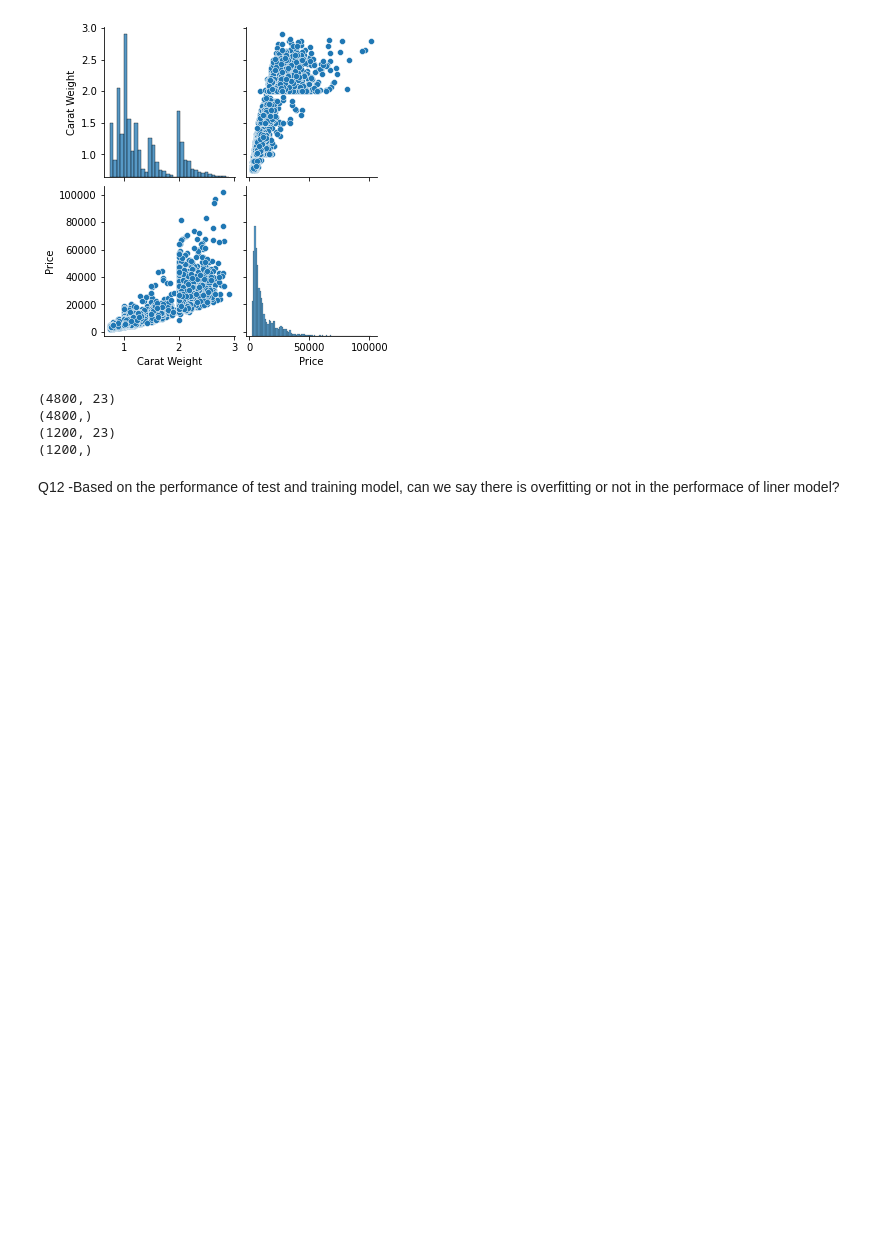
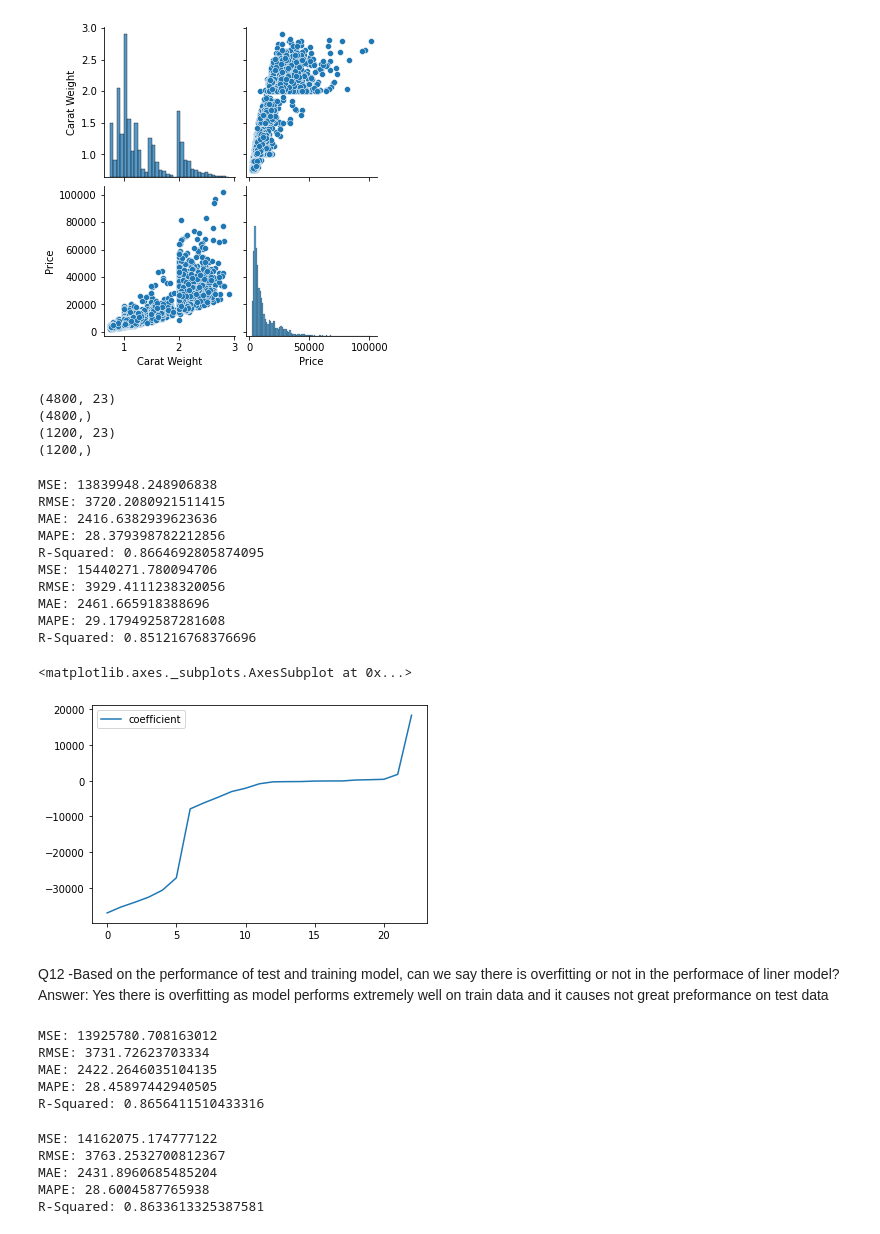
Before and after one commit to taranakasamanli/DataScience, a Jupyter notebook: Homework3.ipynb, the cells around one changed output. Cells and saved outputs as stored; diff of their text form; code cells hidden in the pictures; blank space fills up the shorter version.

```diff
--- a/Homework3.ipynb
+++ b/Homework3.ipynb
@@ -95,10 +95,22 @@ sns.pairplot(diamonds)
 [figure]
 # %%
 #Q8-Divide the data so that get Price as ouput variable (Y) and other variables as input varable (X)
+import sklearn
+from sklearn.linear_model import LinearRegression
+from sklearn.model_selection import train_test_split
+
+Y=diamonds['Price']
+X=diamonds.drop(['Price'],axis=1)
 # %%
 #Q9-Create dummy for the input variables (X)
+X = pd.get_dummies(X,drop_first=True)
 # %%
 #Q10 -Split the input and output data into two parts: test data (20%) and train data(%80)
+X_train, X_test, Y_train, Y_test = train_test_split(X, Y, test_size=0.2, random_state=5)
+print(X_train.shape)
+print(Y_train.shape)
+print(X_test.shape)
+print(Y_test.shape)
 # %% [output]
 (4800, 23)
 (4800,)
@@ -118,7 +130,60 @@ def evalmetric(y,ypred):
  print("MAE:",mae_f)
  print("MAPE:",mape_f)
  print("R-Squared:", r2_f)
+# %%
+#Q11 Use Linear regression to evaluate the performance of test and train data of Linear model  using evalmetric
+diamonds_lr = LinearRegression()
+diamonds_lr.fit(X_train, Y_train)
+#Train:
+trainvar=diamonds_lr.predict(X_train)
+evalmetric(Y_train,trainvar)
+#Test:
+pred=diamonds_lr.predict(X_test)
+evalmetric(Y_test,pred)
+
+lr=pd.DataFrame({'Predictor': X.columns, 'coefficient':diamonds_lr.coef_})
+lr.sort_values(by=['coefficient'],ignore_index=True, inplace=True)
+lr.plot()
+# %% [output]
+MSE: 13839948.248906838
+RMSE: 3720.2080921511415
+MAE: 2416.6382939623636
+MAPE: 28.379398782212856
+R-Squared: 0.8664692805874095
+MSE: 15440271.780094706
+RMSE: 3929.4111238320056
+MAE: 2461.665918388696
+MAPE: 29.179492587281608
+R-Squared: 0.851216768376696
+<matplotlib.axes._subplots.AxesSubplot at 0x...>
+[figure, added]
+# %% [markdown]
+Q12 -Based on the performance of test and training model, can we say there is overfitting or not in the performace of liner model?
+Answer: Yes there is overfitting as model performs extremely well on train data and it causes not great preformance on test data
+# %%
+#Q13- Use Lasso regression to evaluate the performance of test and train data   using evalmetric
+from sklearn.linear_model import Ridge,Lasso,ElasticNet,LassoCV,RidgeCV
+model=Lasso()
+model.fit(X_train, Y_train)
+
+predL = model.predict(X_train)
+evalmetric(Y_train,predL)
+# %% [output]
+MSE: 13925780.708163012
+RMSE: 3731.72623703334
+MAE: 2422.2646035104135
+MAPE: 28.45897442940505
+R-Squared: 0.8656411510433316
 # %%
-#Q11 Use Linear regression to evaluate the performance of test and train data of Linear model  using evalmetric
+#Q14 Use Ridge regreesionto evaluate the performance of test and train data   using evalmetric
+ridge2=Ridge()
+ridge2.fit(X_train, Y_train)
+
+predR = ridge2.predict(X_train)
+evalmetric(Y_train,predR)
+# %% [output]
+MSE: 14162075.174777122
+RMSE: 3763.2532700812367
+MAE: 2431.8960685485204
+MAPE: 28.6004587765938
+R-Squared: 0.8633613325387581
-# %% [markdown]
-Q12 -Based on the performance of test and training model, can we say there is overfitting or not in the performace of liner model?
```
Also changed, not shown: parts of 8 cells of this notebook.
